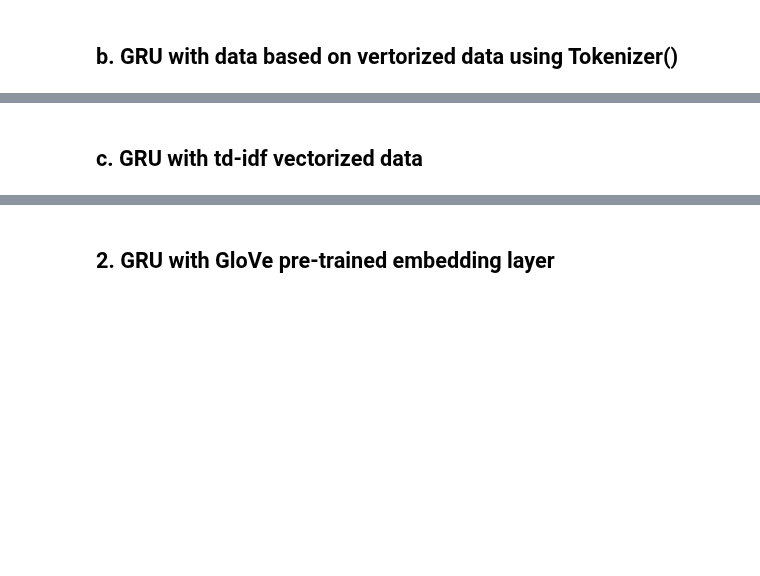
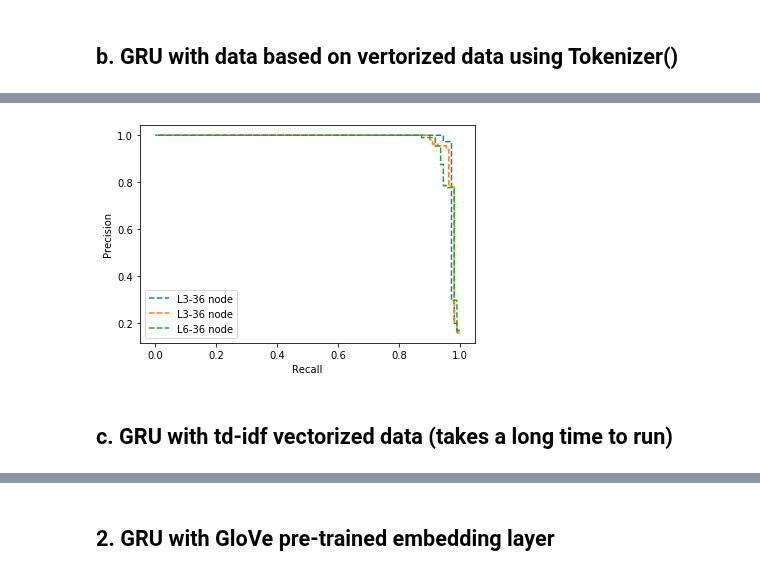
Before and after one commit to ECS171-Project/Final-project, a Jupyter notebook: Gated Recurrent Neural Network (Embedding layer trained from scratch and pretrained layer).ipynb, the cells around one changed output, grey strips where cells are left out. Cells and saved outputs as stored; diff of their text form; code cells hidden in the pictures; blank space fills up the shorter version.

```diff
--- a/Gated Recurrent Neural Network (Embedding layer trained from scratch and pretrained layer).ipynb
+++ b/Gated Recurrent Neural Network (Embedding layer trained from scratch and pretrained layer).ipynb
@@ -365,0 +424,12 @@ weighted avg       0.97      0.97      0.97       836
+# %%
+# Word embedding from scratch with 3 layer
+# Train the models and get the history, prediction, and the models
+history_tok_scratch_three_6, y_pred_tok_scratch_three_6, model_tok_scratch_three_6 = tokenized_GRU_L3(6)
+history_tok_scratch_three_12, y_pred_tok_scratch_three_12, model_tok_scratch_three_12 = tokenized_GRU_L3(12)
+history_tok_scratch_three_16, y_pred_tok_scratch_three_16, model_tok_scratch_three_16 = tokenized_GRU_L3(16)
+history_tok_scratch_three_36, y_pred_tok_scratch_three_36, model_tok_scratch_three_36 = tokenized_GRU_L3(36)
+# Get the precision, recall, and the
+pr_tok_scratch_three_6, rc_tok_scratch_three_6, thresholds_tok_scratch_three_6 = precision_recall_curve(y_test, y_pred_tok_scratch_three_6)
+pr_tok_scratch_three_12, rc_tok_scratch_three_12, thresholds_tok_scratch_three_12 = precision_recall_curve(y_test, y_pred_tok_scratch_three_12)
+pr_tok_scratch_three_16, rc_tok_scratch_three_16, thresholds_tok_scratch_three_16 = precision_recall_curve(y_test, y_pred_tok_scratch_three_16)
+pr_tok_scratch_three_36, rc_tok_scratch_three_36, thresholds_tok_scratch_three_36 = precision_recall_curve(y_test, y_pred_tok_scratch_three_16)
@@ -365,0 +490,12 @@ weighted avg       0.97      0.97      0.97       836
+# %%
+# Word embedding from scratch with 6 layer
+# Train the models and get the history, prediction, and the models
+history_tok_scratch_six_6, y_pred_tok_scratch_six_6, model_tok_scratch_six_6 = tokenized_GRU_L6(6)
+history_tok_scratch_six_12, y_pred_tok_scratch_six_12, model_tok_scratch_six_12 = tokenized_GRU_L6(12)
+history_tok_scratch_six_16, y_pred_tok_scratch_six_16, model_tok_scratch_six_16 = tokenized_GRU_L6(16)
+history_tok_scratch_six_36, y_pred_tok_scratch_six_36, model_tok_scratch_six_36 = tokenized_GRU_L6(36)
+# Get the precision, recall, and the
+pr_tok_scratch_six_6, rc_tok_scratch_six_6, thresholds_tok_scratch_six_6 = precision_recall_curve(y_test, y_pred_tok_scratch_six_6)
+pr_tok_scratch_six_12, rc_tok_scratch_six_12, thresholds_tok_scratch_six_12 = precision_recall_curve(y_test, y_pred_tok_scratch_six_12)
+pr_tok_scratch_six_16, rc_tok_scratch_six_16, thresholds_tok_scratch_six_16 = precision_recall_curve(y_test, y_pred_tok_scratch_six_16)
+pr_tok_scratch_six_36, rc_tok_scratch_six_36, thresholds_tok_scratch_six_36 = precision_recall_curve(y_test, y_pred_tok_scratch_six_16)
@@ -366,5 +553,19 @@ weighted avg       0.97      0.97      0.97       836
+# %%
+# Plot the precision and recall plot
+plt.plot(rc_tok_scratch_one_36, pr_tok_scratch_one_36, linestyle='--', label='L3-36 node')
+plt.plot(rc_tok_scratch_three_36, pr_tok_scratch_three_36, linestyle='--', label='L3-36 node')
+plt.plot(rc_tok_scratch_six_36, pr_tok_scratch_six_36, linestyle='--', label='L6-36 node')
+# axis labels
+plt.xlabel('Recall')
+plt.ylabel('Precision')
+# show the legend
+plt.legend()
+# show the plot
+plt.show()
+# %% [output]
+[figure, added]
 # %% [markdown]
-## c. GRU with td-idf vectorized data
+## c. GRU with td-idf vectorized data (takes a long time to run)
 # %%
 # Explore Term Frequency Inverse Document Frequency (TF-IDF) (Source: )
 vectorizer = TfidfVectorizer()
```
Also changed, not shown: parts of 53 cells of this notebook, 6 other files.
